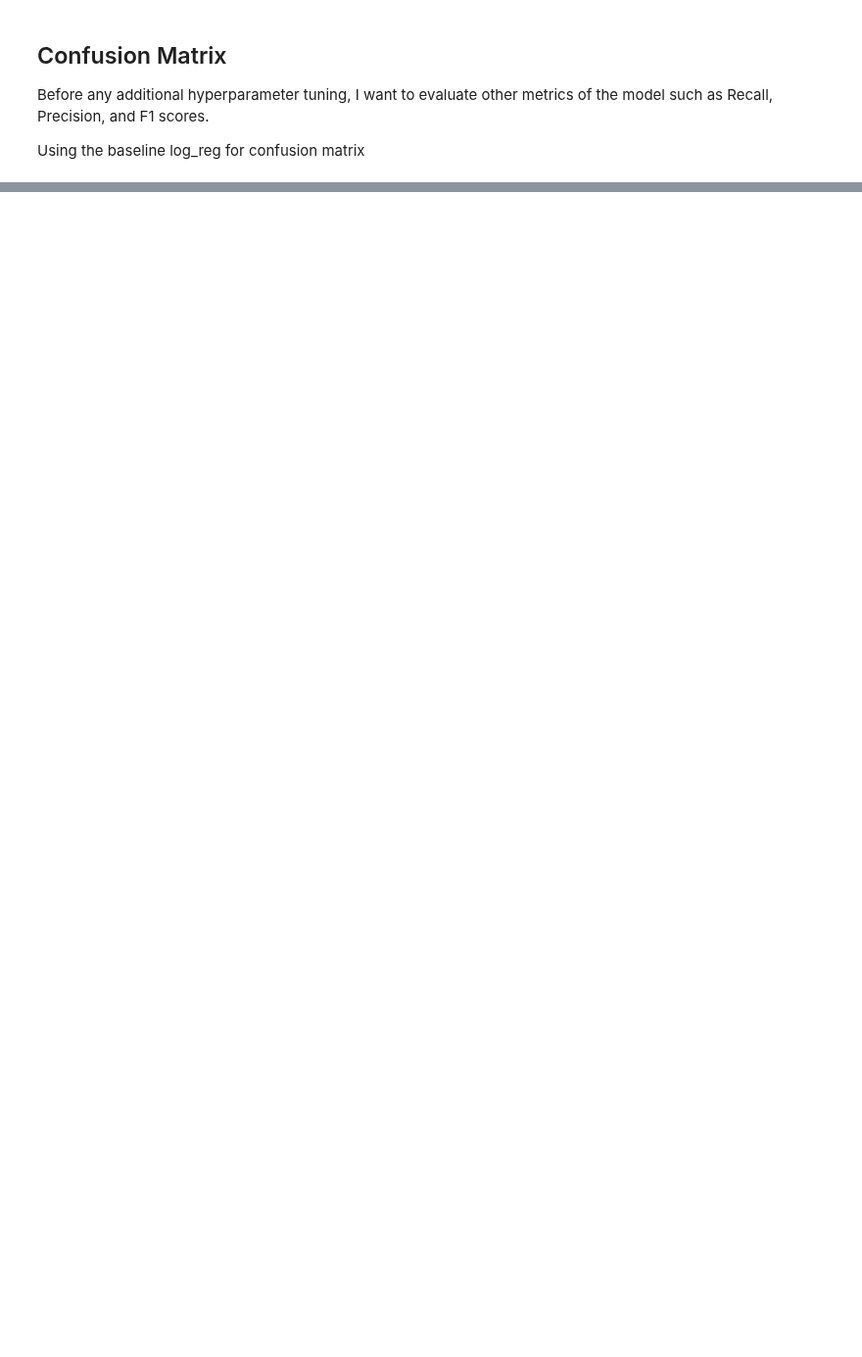
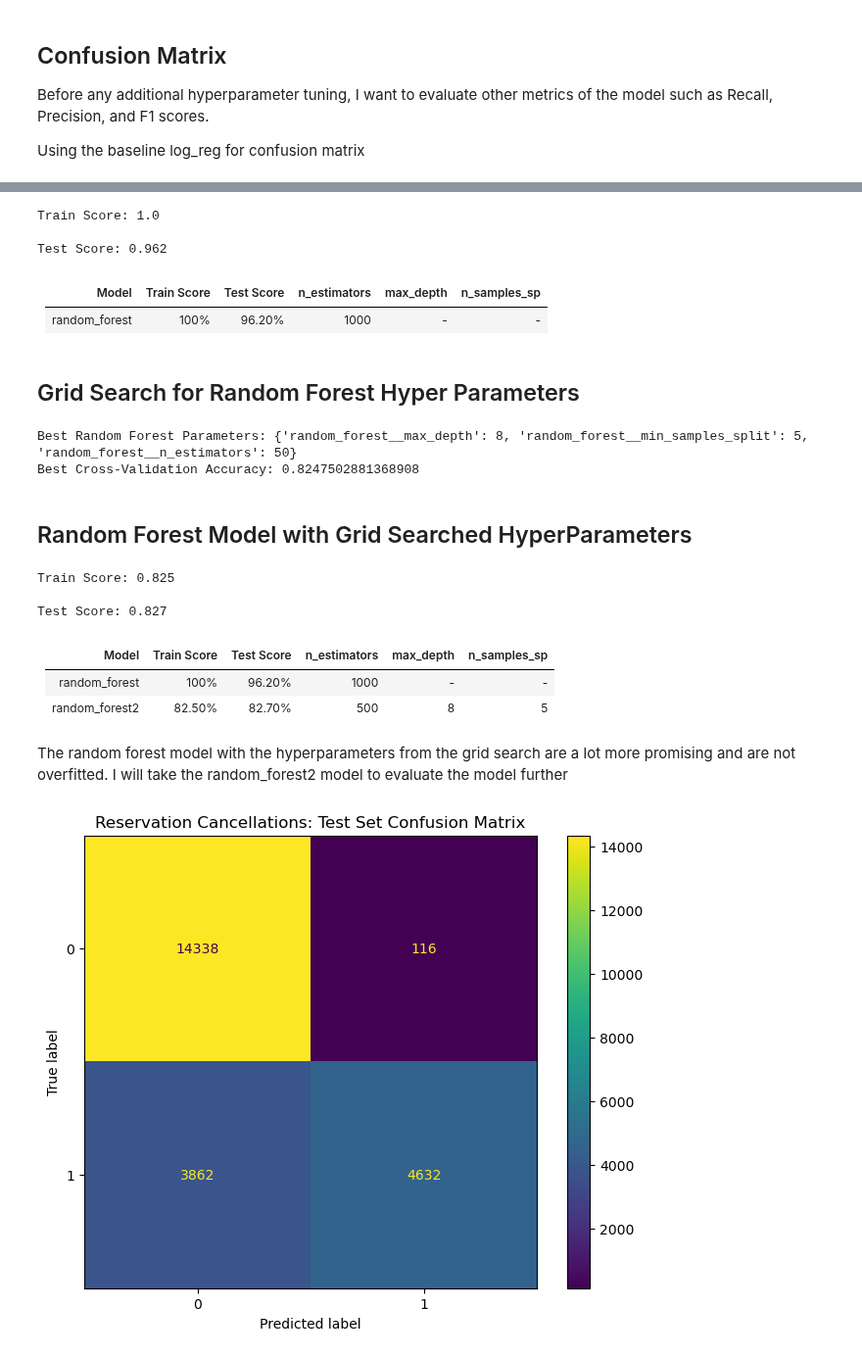
Before and after one commit to briantlui/predictive-model, a Jupyter notebook: notebooks/02-eda.ipynb, the cells around one changed output, grey strips where cells are left out. Shown at 98% size. Cells and saved outputs as stored; diff of their text form; code cells hidden in the pictures; blank space fills up the shorter version.

```diff
--- a/notebooks/02-eda.ipynb
+++ b/notebooks/02-eda.ipynb
@@ -924,0 +868,24 @@ weighted avg       1.00      1.00      1.00     22948
+# %%
+# Instantiate random forest
+random_forest = RandomForestClassifier(n_estimators=100) # instantiating and picking to train 100 DT models which is the default
+
+# Fit the random forest model
+random_forest.fit(X_train_scaled, y_train)
+
+# Score Train and Test
+print(f"""
+Train Score: {random_forest.score(X_train_scaled, y_train).round(3)}
+
+Test Score: {random_forest.score(X_test_scaled, y_test).round(3)}
+
+      """)
+# %% [output]
+Train Score: 1.0
+
+Test Score: 0.962
+# %% [markdown]
+| Model           | Train Score | Test Score | n_estimators | max_depth | n_samples_sp |
+|------------------|-------------|------------|--------------|-----------|--------------|
+| random_forest    | 100%        | 96.20%     | 1000         | -         | -            |
+# %% [markdown]
+## Grid Search for Random Forest Hyper Parameters
@@ -924,0 +905,41 @@ weighted avg       1.00      1.00      1.00     22948
+# %%
+print("Best Random Forest Parameters:", rf_grid_search.best_params_)
+print("Best Cross-Validation Accuracy:", rf_grid_search.best_score_)
+# %% [output]
+Best Random Forest Parameters: {'random_forest__max_depth': 8, 'random_forest__min_samples_split': 5, 'random_forest__n_estimators': 50}
+Best Cross-Validation Accuracy: 0.8247502881368908
+# %% [markdown]
+## Random Forest Model with Grid Searched HyperParameters
+# %%
+# Instantiate random forest
+random_forest2 = RandomForestClassifier(n_estimators=50, max_depth=8, min_samples_split=5, random_state=24)
+
+# Fit the random forest model
+random_forest2.fit(X_train_scaled, y_train)
+
+# Score Train and Test
+print(f"""
+Train Score: {random_forest2.score(X_train_scaled, y_train).round(3)}
+
+Test Score: {random_forest2.score(X_test_scaled, y_test).round(3)}
+      """)
+# %% [output]
+Train Score: 0.825
+
+Test Score: 0.827
+# %% [markdown]
+| Model           | Train Score | Test Score | n_estimators | max_depth | n_samples_sp |
+|------------------|-------------|------------|--------------|-----------|--------------|
+| random_forest    | 100%        | 96.20%     | 1000         | -         | -            |
+| random_forest2   | 82.50%      | 82.70%     | 500          | 8         | 5            |
+# %% [markdown]
+The random forest model with the hyperparameters from the grid search are a lot more promising and are not overfitted.  I will take the random_forest2 model to evaluate the model further
+# %%
+ConfusionMatrixDisplay.from_estimator(random_forest2, X_test_scaled, y_test)
+
+plt.title('Reservation Cancellations: Test Set Confusion Matrix')
+#plt.xlabel('True Cancelled')
+#plt.ylabel('Predicted Cancelled')
+plt.show()
+# %% [output]
+[figure, added]
```
Also changed, not shown: parts of 95 cells of this notebook.
